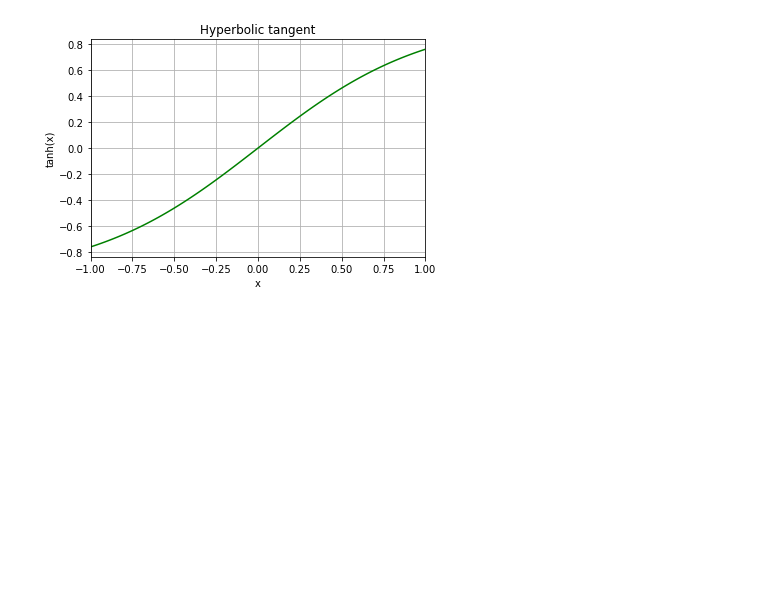
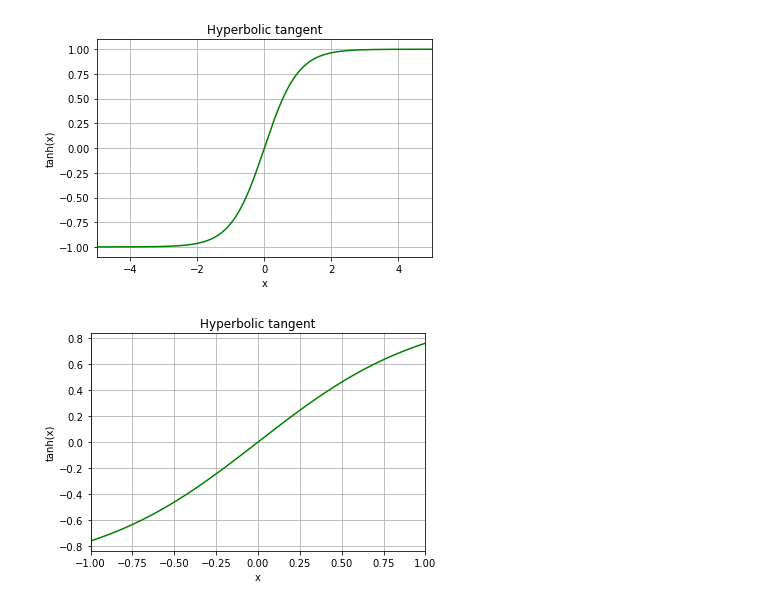
Before and after one commit to ito-rafael/IA006C-MachineLearning, a Jupyter notebook: efc1/pre-ex2.ipynb, the cells around one changed output. Saved outputs shown, nothing was run; the diff lists cells and outputs as text; code cells hidden in the pictures; blank space fills up the shorter version.

```diff
--- a/efc1/pre-ex2.ipynb
+++ b/efc1/pre-ex2.ipynb
@@ -38,6 +38,23 @@ y = np.array([temp2]).T
 #------------------
 # path to save figures
 path = 'figures/pre-ex2/'
+# %%
+x = np.linspace(-5, 5, 1000)
+y = np.tanh(x)
+# plot
+plt.plot(x, y, 'g')
+# axis label
+plt.xlabel('x')
+plt.ylabel('tanh(x)')
+# title
+plt.title('Hyperbolic tangent')
+# add grid
+plt.grid(True)
+plt.autoscale(axis='x', tight=True)
+plt.savefig(path + 'figure_0_hyperbolic_tangent', dpi=300)
+plt.show()
+# %% [output]
+[figure, added]
 # %%
 x = np.linspace(-1, 1, 100)
 y = np.tanh(x)
```
Also changed, not shown: 11 other files.
